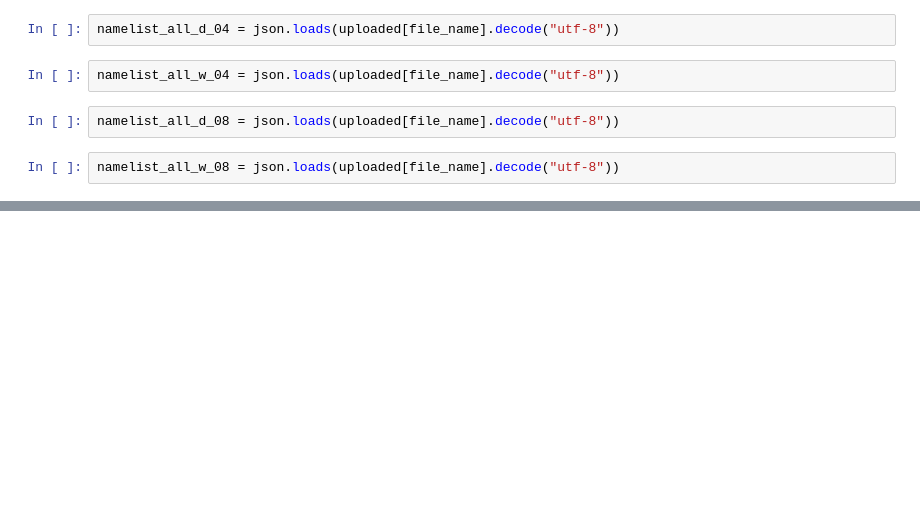
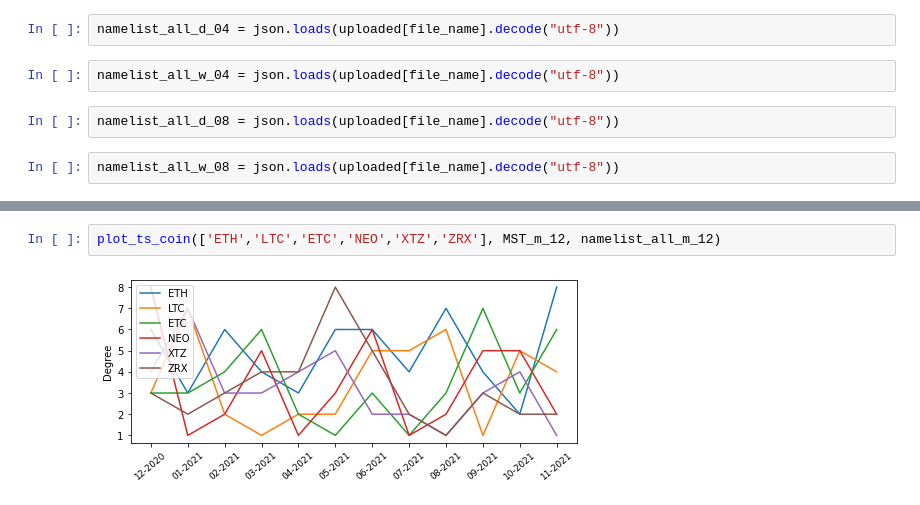
Before and after one commit to codingFerryman/crypto_market_hierarchy_structure, a Jupyter notebook: src/degree_analysis.ipynb, the cells around one changed output, grey strips where cells are left out. Saved outputs shown, nothing was run; the diff lists cells and outputs as text; blank space fills up the shorter version.

```diff
--- a/src/degree_analysis.ipynb
+++ b/src/degree_analysis.ipynb
@@ -222,0 +251,4 @@ plot_acf_coin('NEO',MST_d_04,namelist_all_d_04)
+# %%
+plot_ts_coin(['ETH','LTC','ETC','NEO','XTZ','ZRX'], MST_m_12, namelist_all_m_12)
+# %% [output]
+[figure, added]
```
Also changed, not shown: parts of 56 cells of this notebook.
